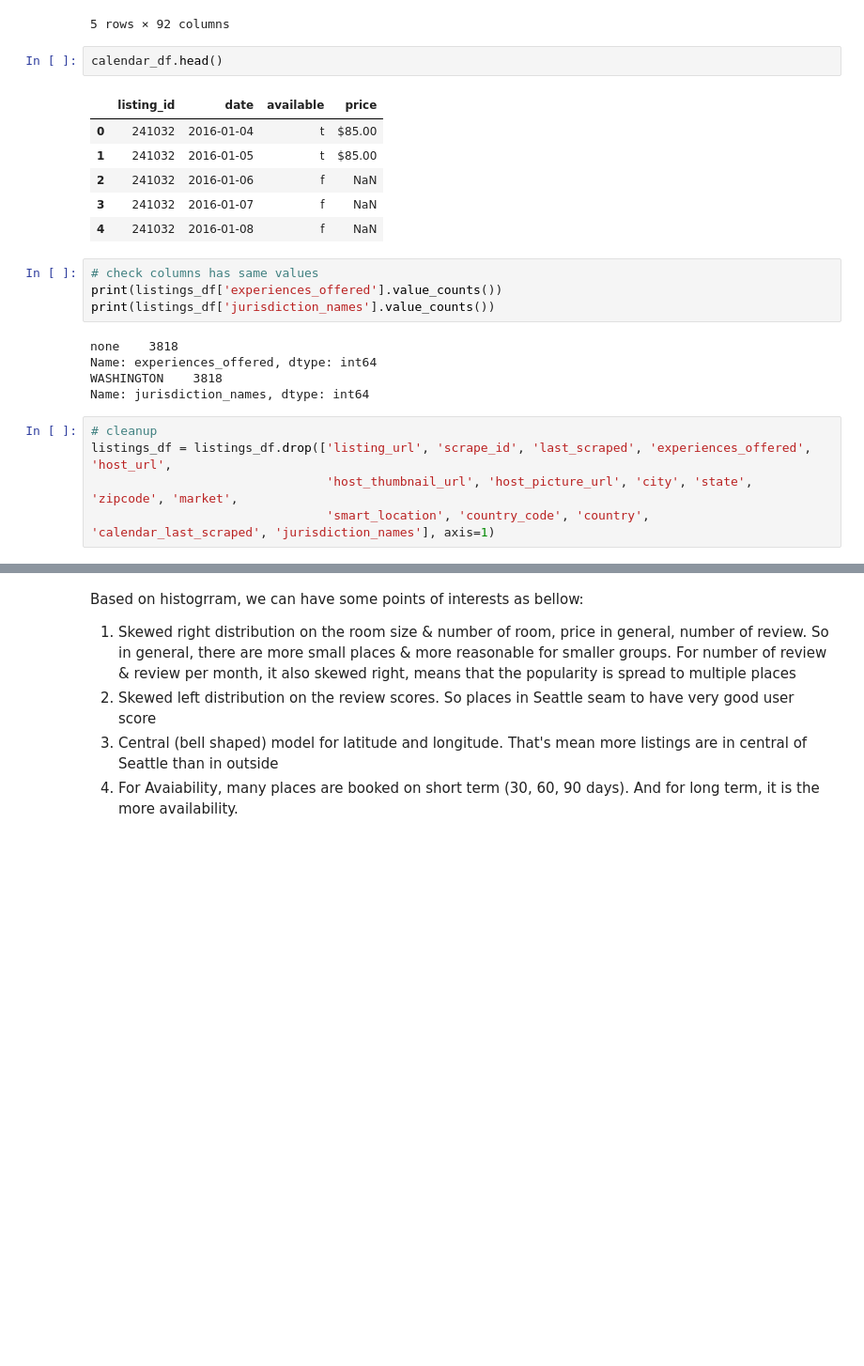
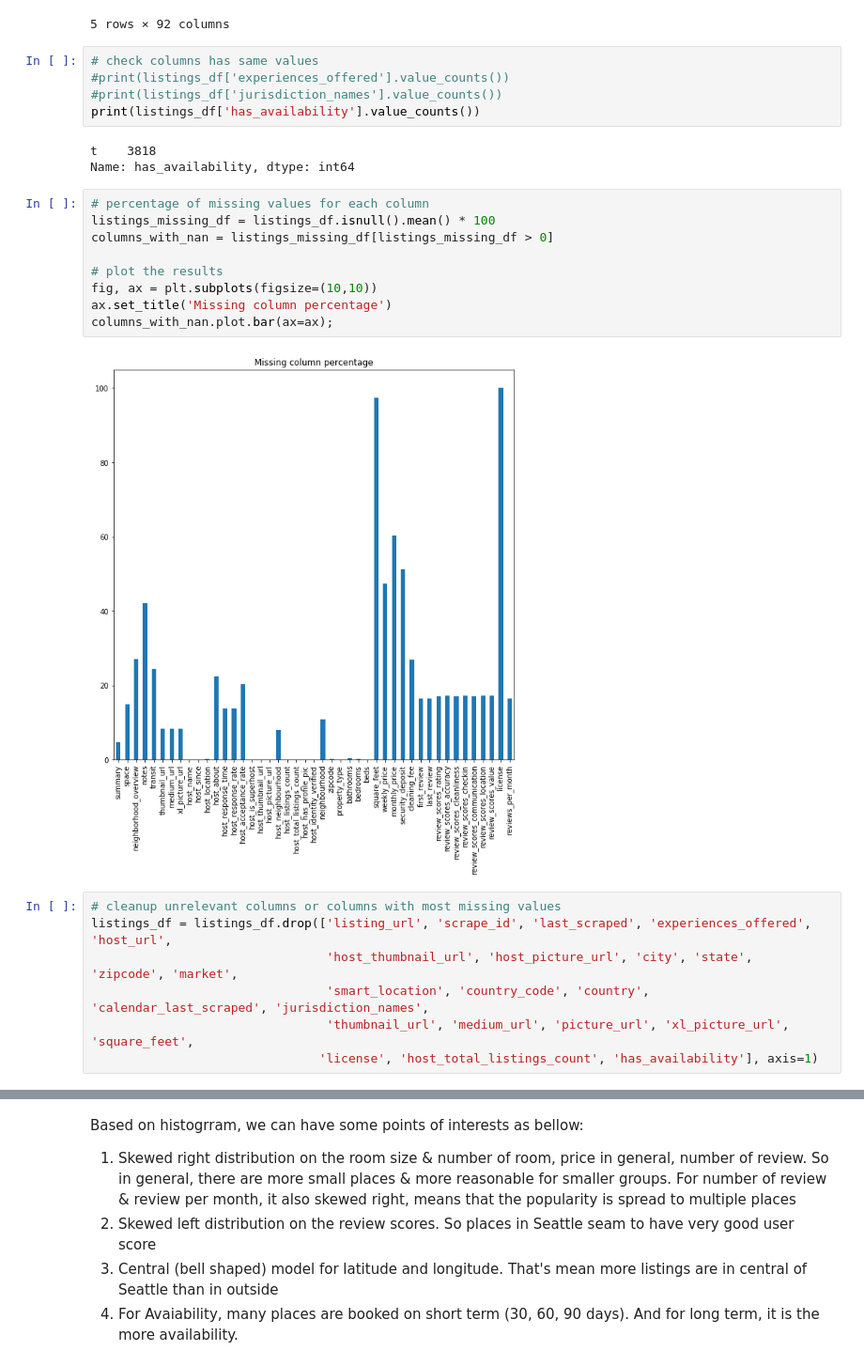
Before and after one commit to tienlx93/ds-project1-airbnb-seattle, a Jupyter notebook: Seattle Airbnb analysis.ipynb, the cells around one changed output, grey strips where cells are left out. Shown at 94% size. Drawn from its saved outputs; the diff is of its cells as text; blank space fills up the shorter version.

```diff
--- a/Seattle Airbnb analysis.ipynb
+++ b/Seattle Airbnb analysis.ipynb
@@ -37,29 +80,32 @@ listings_df.head()
 | 3 | 7421966 | https://www.airbnb.com/rooms/7421966 | 20160104002432 | 2016-01-04 | Queen Anne Chateau | A charming apartment that sits at... | NaN | A charming apartment that sits at... | ... |
 | 4 | 278830 | https://www.airbnb.com/rooms/278830 | 20160104002432 | 2016-01-04 | Charming craftsman 3 bdm house | Cozy family craftman house in bea... | Cozy family craftman house in bea... | Cozy family craftman house in bea... | ... |
 5 rows × 92 columns
-# %%
-calendar_df.head()
-# %% [output]
-|  | listing_id | date | available | price |
-| 0 | 241032 | 2016-01-04 | t | $85.00 |
-| 1 | 241032 | 2016-01-05 | t | $85.00 |
-| 2 | 241032 | 2016-01-06 | f | NaN |
-| 3 | 241032 | 2016-01-07 | f | NaN |
-| 4 | 241032 | 2016-01-08 | f | NaN |
 # %%
 # check columns has same values
-print(listings_df['experiences_offered'].value_counts())
-print(listings_df['jurisdiction_names'].value_counts())
+#print(listings_df['experiences_offered'].value_counts())
+#print(listings_df['jurisdiction_names'].value_counts())
+print(listings_df['has_availability'].value_counts())
 # %% [output]
-none    3818
-Name: experiences_offered, dtype: int64
-WASHINGTON    3818
-Name: jurisdiction_names, dtype: int64
+t    3818
+Name: has_availability, dtype: int64
+# %%
+# percentage of missing values for each column
+listings_missing_df = listings_df.isnull().mean() * 100
+columns_with_nan = listings_missing_df[listings_missing_df > 0]
+
+# plot the results
+fig, ax = plt.subplots(figsize=(10,10))
+ax.set_title('Missing column percentage')
+columns_with_nan.plot.bar(ax=ax);
+# %% [output]
+[figure, added]
 # %%
-# cleanup
+# cleanup unrelevant columns or columns with most missing values
 listings_df = listings_df.drop(['listing_url', 'scrape_id', 'last_scraped', 'experiences_offered', 'host_url',
                                 'host_thumbnail_url', 'host_picture_url', 'city', 'state', 'zipcode', 'market',
-                                'smart_location', 'country_code', 'country', 'calendar_last_scraped', 'jurisdiction_names'], axis=1)
+                                'smart_location', 'country_code', 'country', 'calendar_last_scraped', 'jurisdiction_names',
+                                'thumbnail_url', 'medium_url', 'picture_url', 'xl_picture_url', 'square_feet',
+                               'license', 'host_total_listings_count', 'has_availability'], axis=1)
 # %%
 # replace t/f values
 
```
Also changed, not shown: parts of 77 cells of this notebook, 2 other files.
